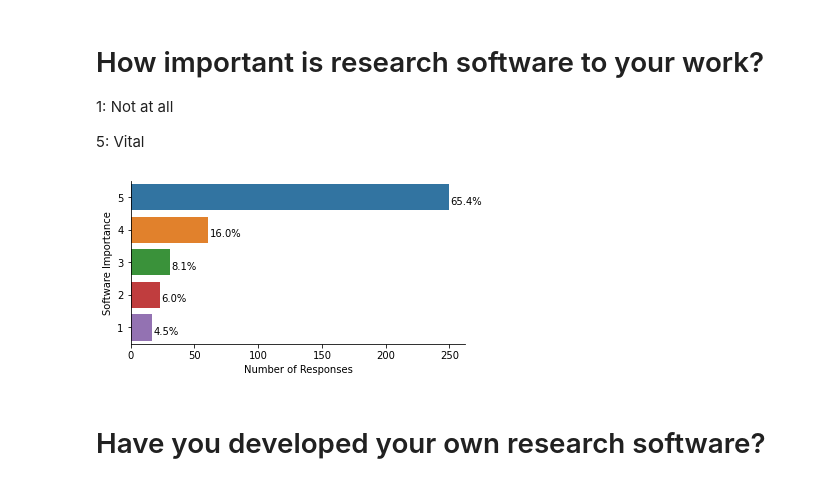
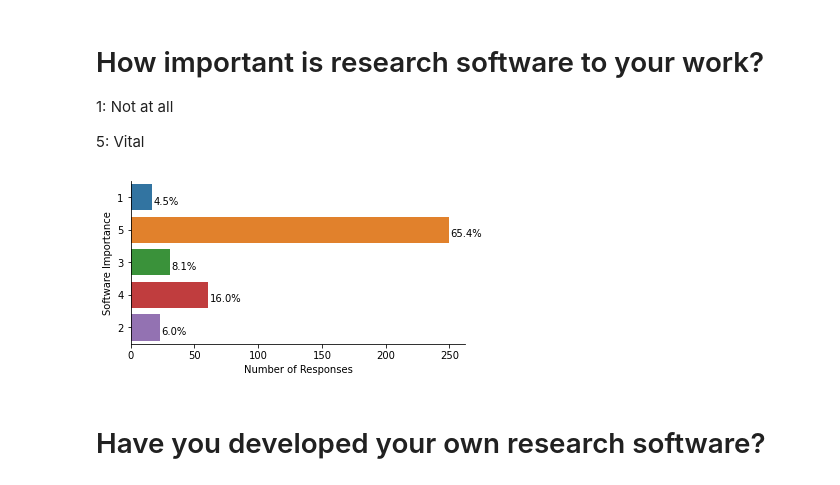
Before and after one commit to RSE-Sheffield/sssurvey, a Jupyter notebook: charts.ipynb, the cells around one changed output. Saved outputs shown, nothing was run; the diff lists cells and outputs as text; code cells hidden in the pictures.

Commit message:
all plots seaborn

```diff
--- a/charts.ipynb
+++ b/charts.ipynb
@@ -12,7 +12,7 @@ import seaborn as sns
 # %% [markdown]
 ## Load Data
 # %%
-sheffield_df = pd.read_csv('./data/clean/sheffield_clean.csv')
+sheffield_df = pd.read_csv('./data/clean/sheffield_clean.csv').astype(str)
 
 funders_df = pd.read_csv('./data/clean/funders_clean.csv')
 
@@ -23,6 +23,10 @@ funds_for_development_df = pd.read_csv('./data/clean/funds_for_development_clean
 jobs_count_df = pd.read_csv('./data/clean/job_title_counts_clean.csv')
 
 conf_order = ['Very confident','Confident','Not confident','Not heard of it']
+
+one_five_order = ['5.0','4.0','3.0','2.0','1.0']
+
+order_suitability = ['Perfect', 'Suitable', 'Unsuitable']
 # %% [markdown]
 ## Function to easily add percentages
 # %%
@@ -127,19 +131,19 @@ plt.savefig('charts/04_use.png', facecolor='white', bbox_inches='tight', pad_inc
 1: Not at all
 
 5: Vital
-# %%
-plt.figure(figsize=(6, 3))
-
-ax = sns.countplot(data=sheffield_df, y='importance_software', order=sheffield_df['importance_software'].value_counts().index)
-
-sns.despine()
-
-annotate_pc(ax, count_responses)
-
-ax.set(xlabel='Number of Responses', ylabel='Software Importance')
-
-plt.savefig('charts/05_important.png', facecolor='white', bbox_inches='tight', pad_inches=0.5)
-# %% [output]
-[figure, removed]
+# %%
+plt.figure(figsize=(6, 3))
+
+ax = sns.countplot(data=sheffield_df, y='importance_software')
+
+sns.despine()
+
+annotate_pc(ax, count_responses)
+
+ax.set(xlabel='Number of Responses', ylabel='Software Importance')
+
+plt.savefig('charts/05_important.png', facecolor='white', bbox_inches='tight', pad_inches=0.5)
+# %% [output]
+[figure, added]
 # %% [markdown]
 # Have you developed your own research software?
```
Also changed, not shown: parts of 57 cells of this notebook, 26 other files.
